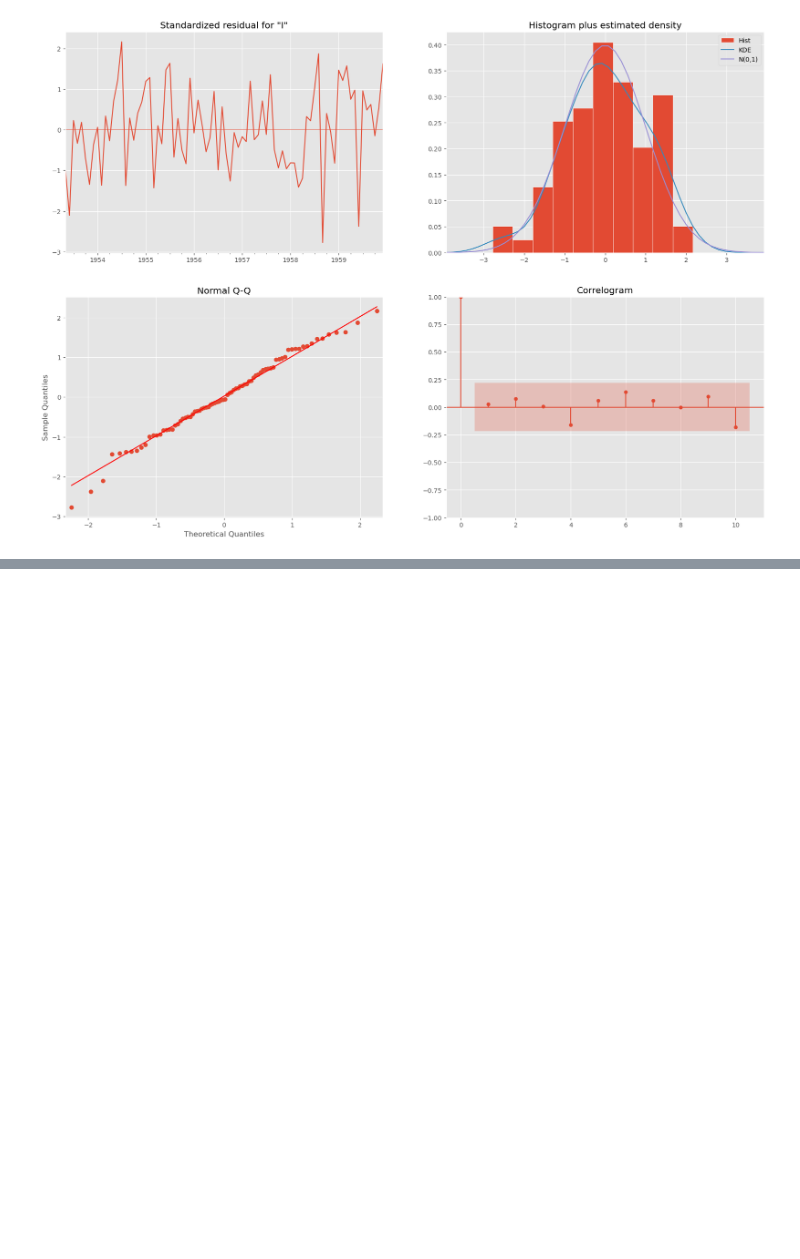
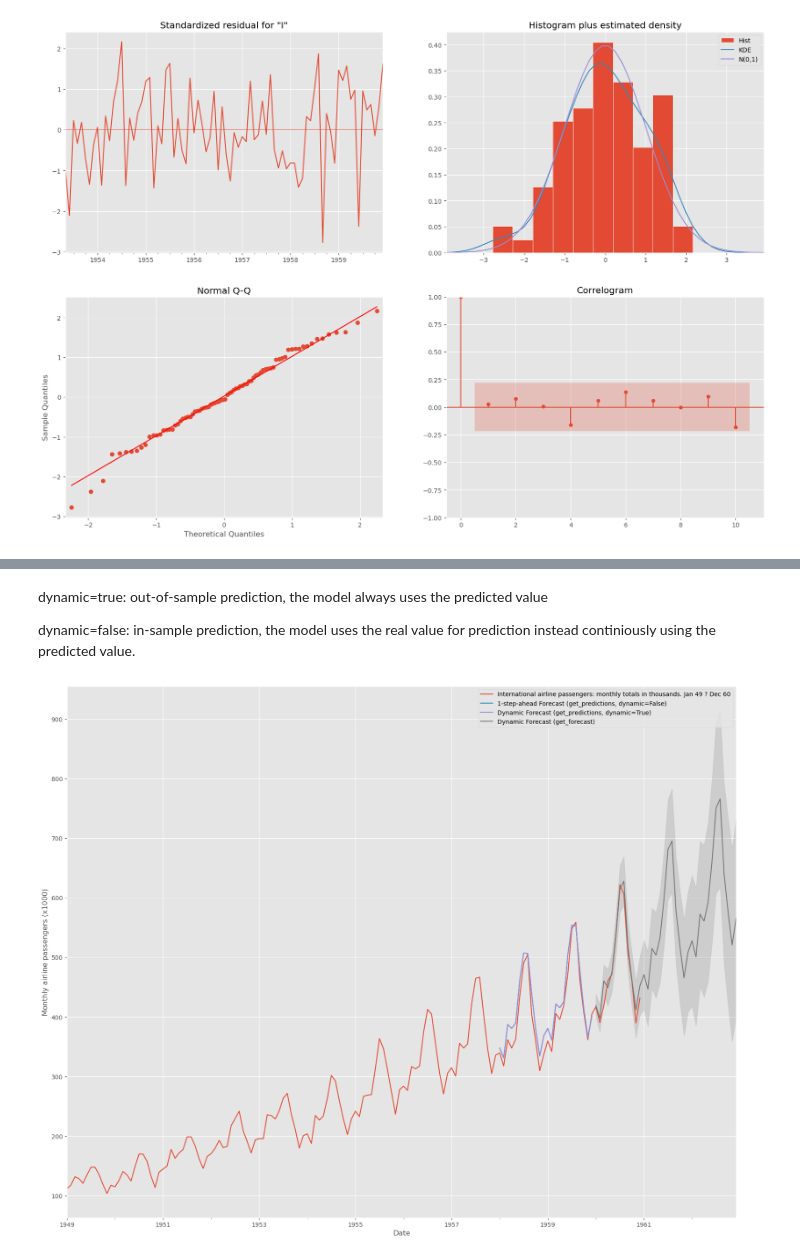
Before and after one commit to vlzsombor/ARIMA, a Jupyter notebook: international-airline-passengers/my_version-time-series-analysts-ARIMA.ipynb, the cells around one changed output, grey strips where cells are left out. Drawn from its saved outputs; the diff is of its cells as text; code cells hidden in the pictures; blank space fills up the shorter version.

```diff
--- a/international-airline-passengers/my_version-time-series-analysts-ARIMA.ipynb
+++ b/international-airline-passengers/my_version-time-series-analysts-ARIMA.ipynb
@@ -321 +147,17 @@ print(pred2.predicted_mean['1960-01-01':'1960-12-01'])
 Freq: MS, Name: predicted_mean, dtype: float64
+# %% [markdown]
+dynamic=true: out-of-sample prediction, the model always uses the predicted value
+
+dynamic=false: in-sample prediction, the model uses the real value for prediction instead continiously using the predicted value.
+# %%
+ax = data.plot(figsize=(20, 16))
+pred0.predicted_mean.plot(ax=ax, label='1-step-ahead Forecast (get_predictions, dynamic=False)')
+pred1.predicted_mean.plot(ax=ax, label='Dynamic Forecast (get_predictions, dynamic=True)')
+pred2.predicted_mean.plot(ax=ax, label='Dynamic Forecast (get_forecast)')
+ax.fill_between(pred2_ci.index, pred2_ci.iloc[:, 0], pred2_ci.iloc[:, 1], color='k', alpha=.1)
+plt.ylabel('Monthly airline passengers (x1000)')
+plt.xlabel('Date')
+plt.legend()
+plt.show()
+# %% [output]
+[figure, added]
```
Also changed, not shown: parts of 8 cells of this notebook.
